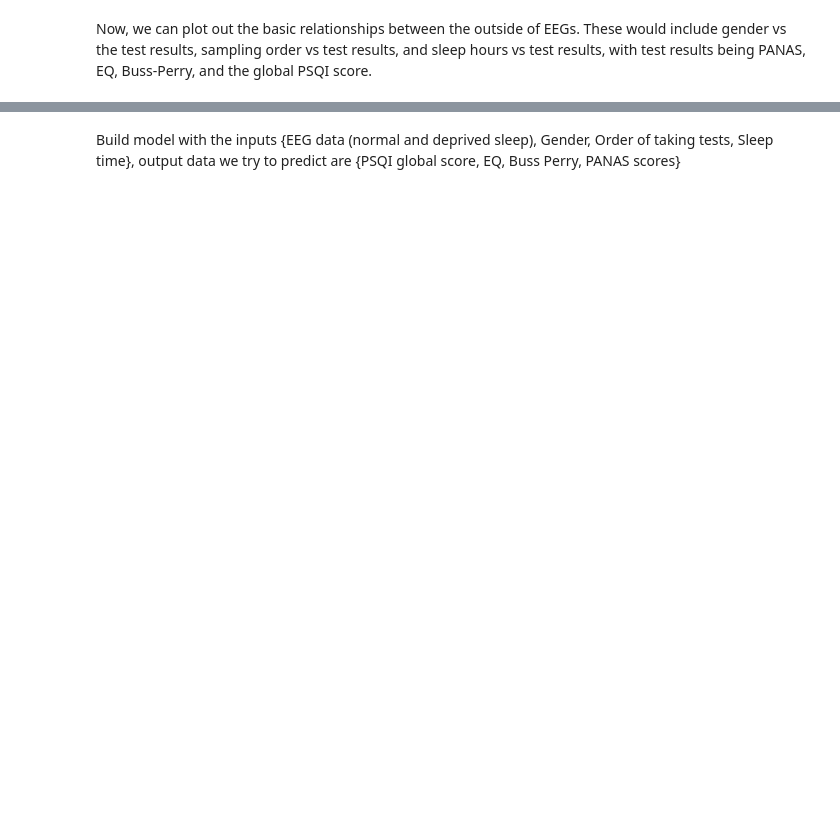
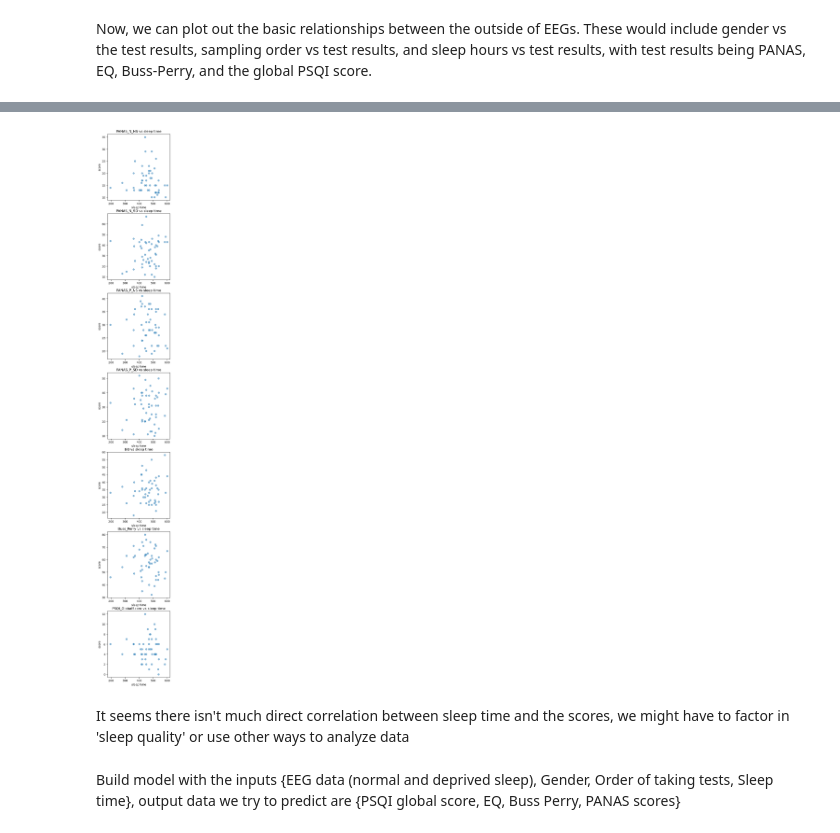
Before and after one commit to yangwestyyy21/sleepdeprivation_COGS138, a Jupyter notebook: sleepdeprivation_COGS138/EDA.ipynb, the cells around one changed output, grey strips where cells are left out. Saved outputs shown, nothing was run; the diff lists cells and outputs as text; code cells hidden in the pictures; blank space fills up the shorter version.

```diff
--- a/sleepdeprivation_COGS138/EDA.ipynb
+++ b/sleepdeprivation_COGS138/EDA.ipynb
@@ -258,3 +283,19 @@ EQ, Buss-Perry, and the global PSQI score.
+# %%
+#plot for sleep hours vs test results
+
+titles = ['PANAS_N_NS','PANAS_N_SD','PANAS_P_NS','PANAS_P_SD', 'EQ', 'Buss_Perry', 'PSQI_GlobalScore']
+f,a = plt.subplots(7,1, figsize=(4, 35))
+a = a.ravel()
+for idx,ax in enumerate(a):
+    ax.scatter(df['Sleep_time'], df[titles[idx]], alpha = 0.5)
+    ax.set_title(titles[idx] + " vs sleep time")
+    ax.set_xlabel('sleep time')
+    ax.set_ylabel('score')
+plt.show()
+# %% [output]
+[figure, added]
+# %% [markdown]
+It seems there isn't much direct correlation between sleep time and the scores, we might have to factor in 'sleep quality' or use other ways to analyze data
 # %% [markdown]
 Build model with the inputs {EEG data (normal and deprived sleep), Gender, Order of taking tests, Sleep time}, output data we
 try to predict are {PSQI global score, EQ, Buss Perry, PANAS scores}
```
Also changed, not shown: parts of 7 cells of this notebook, 1 other file.
